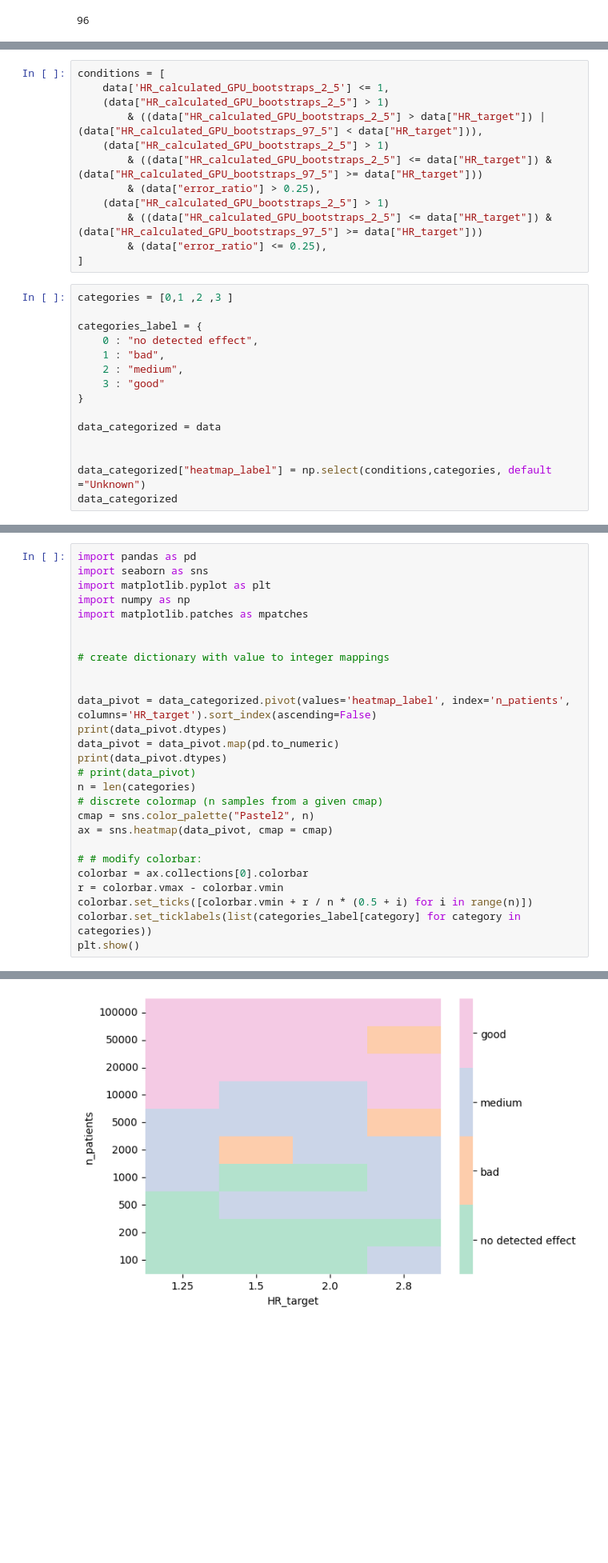
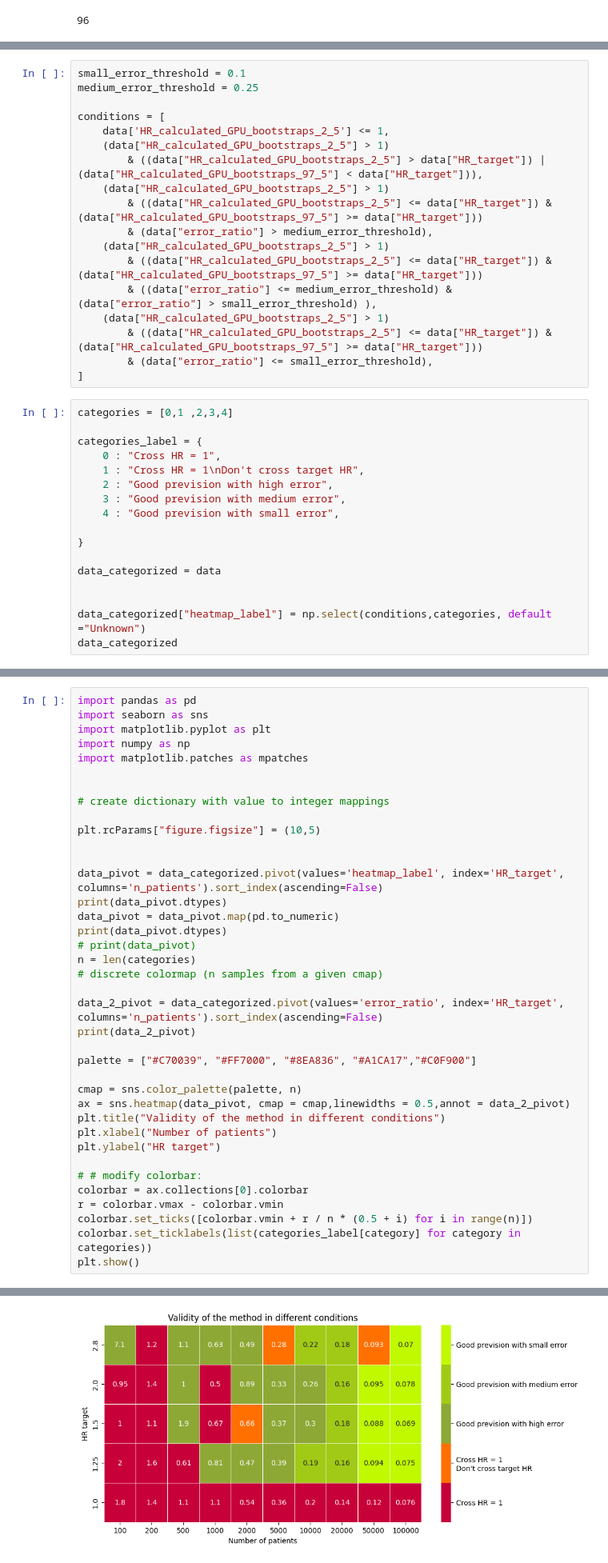
Before and after one commit to jeanfeydy/survivalGPU, a Jupyter notebook: simulations/python/data_analysis/analysis_19-03-2024.ipynb, the cells around one changed output, grey strips where cells are left out. Shown: that part at 80% size. Drawn from its saved outputs; the diff is of its cells as text; blank space fills up the shorter version.

Commit message:
analysis with functionning heatmap

```diff
--- a/simulations/python/data_analysis/analysis_19-03-2024.ipynb
+++ b/simulations/python/data_analysis/analysis_19-03-2024.ipynb
@@ -380,23 +408,31 @@ data
 # %%
+small_error_threshold = 0.1
+medium_error_threshold = 0.25
+
 conditions = [
     data['HR_calculated_GPU_bootstraps_2_5'] <= 1,
     (data["HR_calculated_GPU_bootstraps_2_5"] > 1)
         & ((data["HR_calculated_GPU_bootstraps_2_5"] > data["HR_target"]) | (data["HR_calculated_GPU_bootstraps_97_5"] < data["HR_target"])),
     (data["HR_calculated_GPU_bootstraps_2_5"] > 1)
         & ((data["HR_calculated_GPU_bootstraps_2_5"] <= data["HR_target"]) & (data["HR_calculated_GPU_bootstraps_97_5"] >= data["HR_target"]))
-        & (data["error_ratio"] > 0.25),
+        & (data["error_ratio"] > medium_error_threshold),
     (data["HR_calculated_GPU_bootstraps_2_5"] > 1)
         & ((data["HR_calculated_GPU_bootstraps_2_5"] <= data["HR_target"]) & (data["HR_calculated_GPU_bootstraps_97_5"] >= data["HR_target"]))
-        & (data["error_ratio"] <= 0.25),
+        & ((data["error_ratio"] <= medium_error_threshold) & (data["error_ratio"] > small_error_threshold) ),
+    (data["HR_calculated_GPU_bootstraps_2_5"] > 1)
+        & ((data["HR_calculated_GPU_bootstraps_2_5"] <= data["HR_target"]) & (data["HR_calculated_GPU_bootstraps_97_5"] >= data["HR_target"]))
+        & (data["error_ratio"] <= small_error_threshold),
 ]
 # %%
-categories = [0,1 ,2 ,3 ]
+categories = [0,1 ,2,3,4]
 
 categories_label = {
-    0 : "no detected effect",
-    1 : "bad",
-    2 : "medium",
-    3 : "good"
+    0 : "Cross HR = 1",
+    1 : "Cross HR = 1\nDon't cross target HR",
+    2 : "Good prevision with high error",
+    3 : "Good prevision with medium error",
+    4 : "Good prevision with small error",
+
 }
 
 data_categorized = data
@@ -440,16 +476,27 @@ import matplotlib.patches as mpatches
 
 # create dictionary with value to integer mappings
 
+plt.rcParams["figure.figsize"] = (10,5)
 
-data_pivot = data_categorized.pivot(values='heatmap_label', index='n_patients', columns='HR_target').sort_index(ascending=False)
+
+data_pivot = data_categorized.pivot(values='heatmap_label', index='HR_target', columns='n_patients').sort_index(ascending=False)
 print(data_pivot.dtypes)
 data_pivot = data_pivot.map(pd.to_numeric)
 print(data_pivot.dtypes)
 # print(data_pivot)
 n = len(categories)
 # discrete colormap (n samples from a given cmap)
-cmap = sns.color_palette("Pastel2", n)
-ax = sns.heatmap(data_pivot, cmap = cmap)
+
+data_2_pivot = data_categorized.pivot(values='error_ratio', index='HR_target', columns='n_patients').sort_index(ascending=False)
+print(data_2_pivot)
+
+palette = ["#C70039", "#FF7000", "#8EA836", "#A1CA17","#C0F900"]
+
+cmap = sns.color_palette(palette, n)
+ax = sns.heatmap(data_pivot, cmap = cmap,linewidths = 0.5,annot = data_2_pivot)
+plt.title("Validity of the method in different conditions")
+plt.xlabel("Number of patients")
+plt.ylabel("HR target")
 
 # # modify colorbar:
 colorbar = ax.collections[0].colorbar
@@ -473 +525 @@ dtype: object
-[figure, old version]
+[figure, new version]
```
Also changed, not shown: parts of 10 cells of this notebook, 7 other files.
